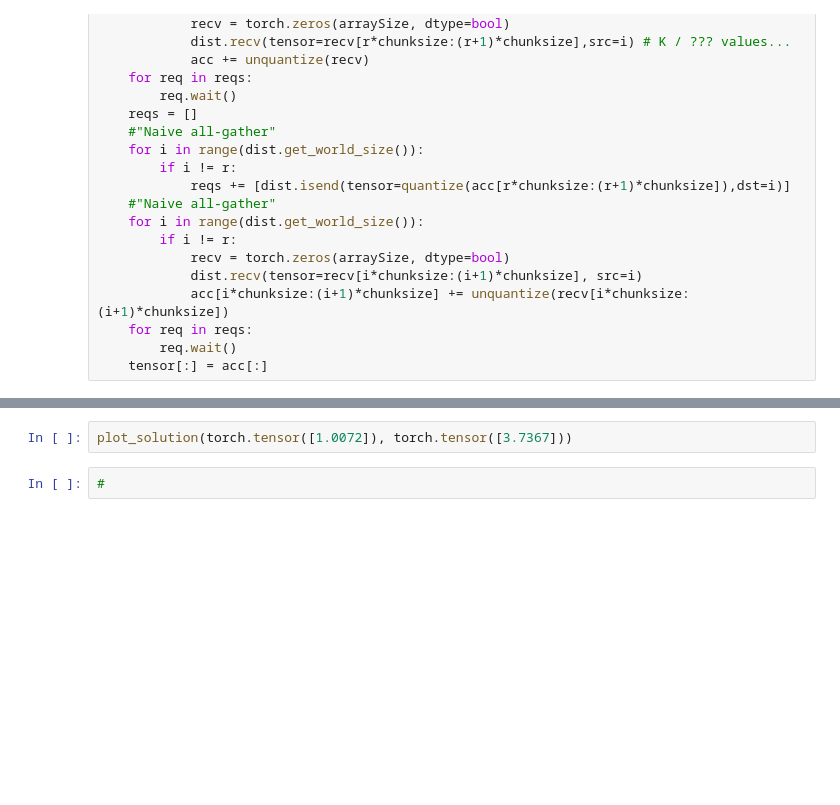
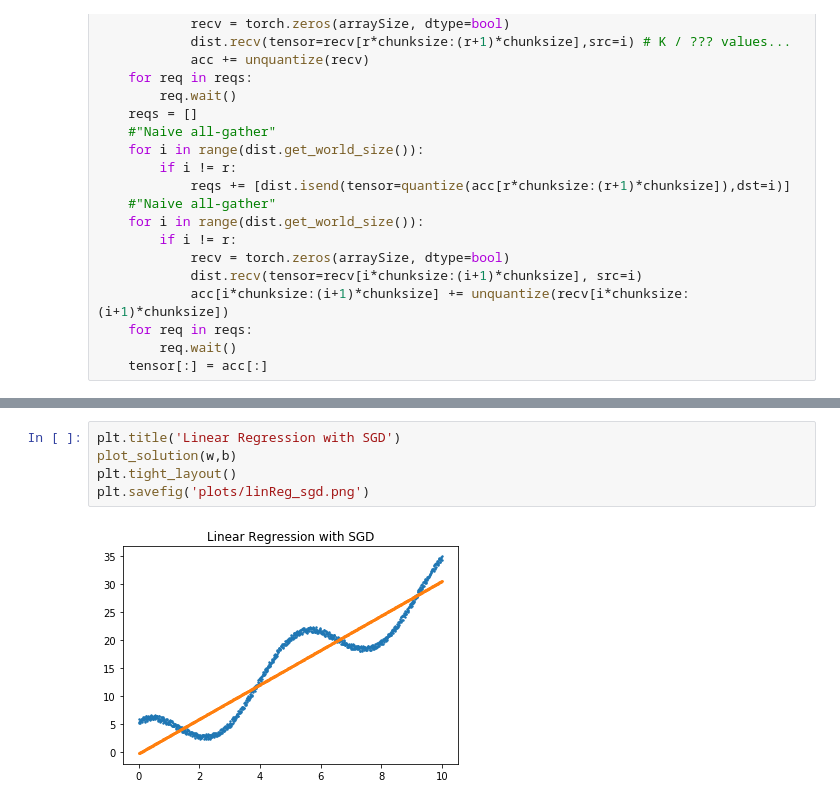
Before and after one commit to gessfred/gRPC, a Jupyter notebook: LinReg.ipynb, the cells around one changed output, grey strips where cells are left out. Saved outputs shown, nothing was run; the diff lists cells and outputs as text; blank space fills up the shorter version.

```diff
--- a/LinReg.ipynb
+++ b/LinReg.ipynb
@@ -171,4 +302,7 @@ for p in processes:
-# %%
-plot_solution(torch.tensor([1.0072]), torch.tensor([3.7367]))
-# %%
-#
+# %%
+plt.title('Linear Regression with SGD')
+plot_solution(w,b)
+plt.tight_layout()
+plt.savefig('plots/linReg_sgd.png')
+# %% [output]
+[figure, added]
```
Also changed, not shown: parts of 14 cells of this notebook.
